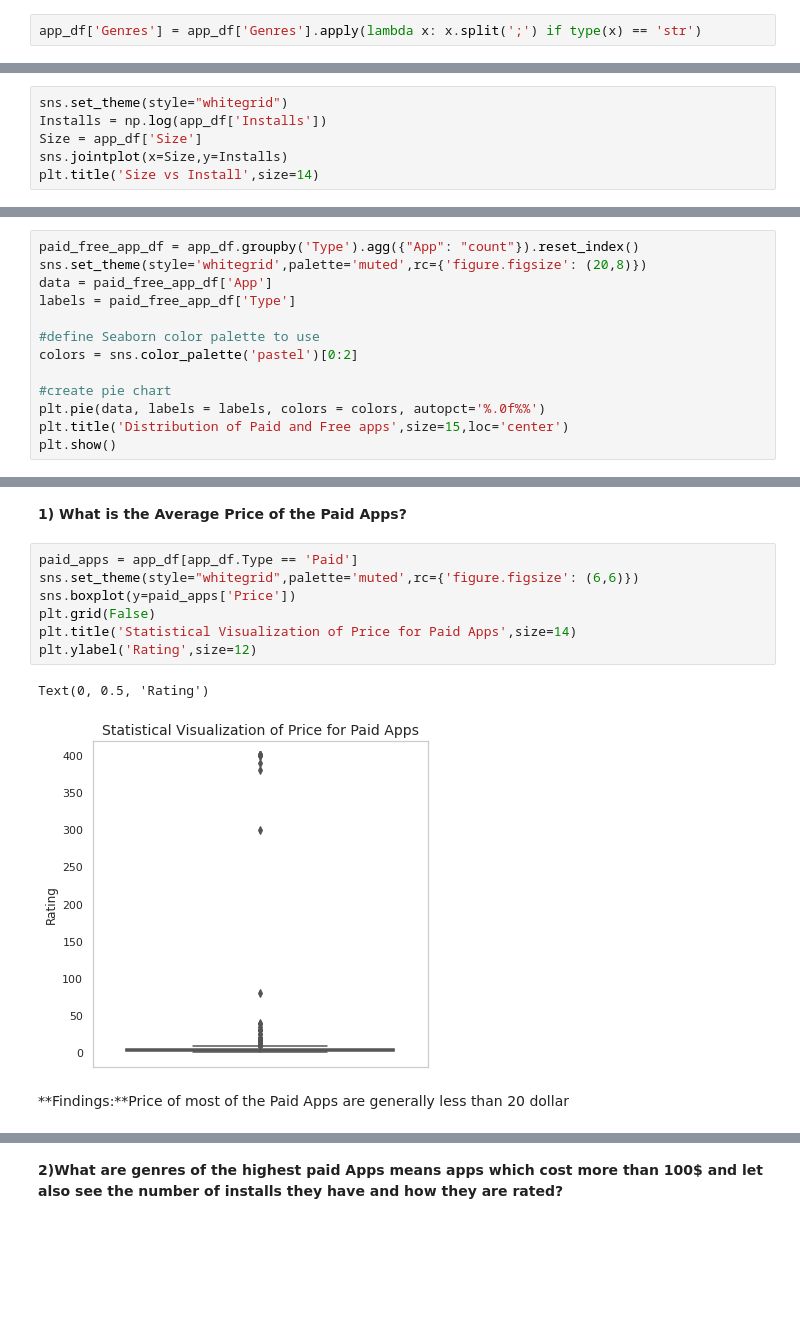
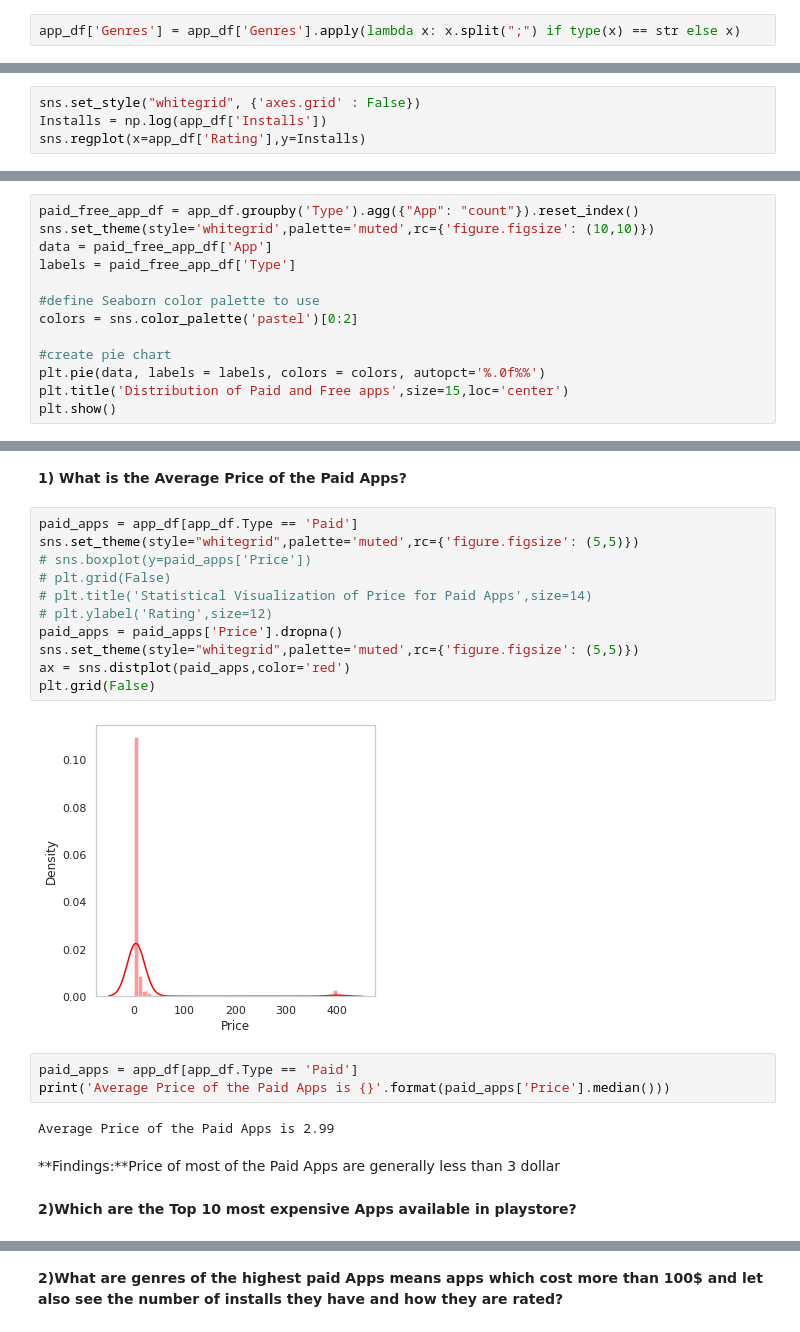
Before and after one commit to sudeep-009/GooglePlayStoreApp-analysis, a Jupyter notebook: Copy_of_Play_Store_App_Review_Analysis_Capstone_Project.ipynb, the cells around one changed output, grey strips where cells are left out. Drawn from its saved outputs; the diff is of its cells as text; blank space fills up the shorter version.

```diff
--- a/Copy_of_Play_Store_App_Review_Analysis_Capstone_Project.ipynb
+++ b/Copy_of_Play_Store_App_Review_Analysis_Capstone_Project.ipynb
@@ -381,7 +381,7 @@ app_df['Last Updated'] = app_df['Last Updated'].apply(lambda x: pd.to_datetime(x
 ####**Genres:**
 We will transformed  the genres into list so that individual sub category could be identified.
 # %%
-app_df['Genres'] = app_df['Genres'].apply(lambda x: x.split(';') if type(x) == 'str')
+app_df['Genres'] = app_df['Genres'].apply(lambda x: x.split(";") if type(x) == str else x)
 # %% [markdown]
 ###**Finally we completed our cleaning and transforming task**
 Let us see how our dataset now look like
@@ -482,9 +482,7 @@ sns.jointplot(x=app_df['Size'],y=app_df['Rating'])
 # %% [markdown]
 **Size vs Install**
 # %%
-sns.set_theme(style="whitegrid")
+sns.set_style("whitegrid", {'axes.grid' : False})
 Installs = np.log(app_df['Installs'])
-Size = app_df['Size']
-sns.jointplot(x=Size,y=Installs)
-plt.title('Size vs Install',size=14)
+sns.regplot(x=app_df['Rating'],y=Installs)
 # %% [output]
@@ -531,7 +529,7 @@ plt.grid(False)
 **1) What is the distribution of Paid apps and Free apps?**
 # %%
 paid_free_app_df = app_df.groupby('Type').agg({"App": "count"}).reset_index()
-sns.set_theme(style='whitegrid',palette='muted',rc={'figure.figsize': (20,8)})
+sns.set_theme(style='whitegrid',palette='muted',rc={'figure.figsize': (10,10)})
 data = paid_free_app_df['App']
 labels = paid_free_app_df['Type']
 
@@ -550,13 +548,23 @@ plt.show()
 **1) What is the Average Price of the Paid Apps?**
 # %%
 paid_apps = app_df[app_df.Type == 'Paid']
-sns.set_theme(style="whitegrid",palette='muted',rc={'figure.figsize': (6,6)})
-sns.boxplot(y=paid_apps['Price'])
+sns.set_theme(style="whitegrid",palette='muted',rc={'figure.figsize': (5,5)})
+# sns.boxplot(y=paid_apps['Price'])
+# plt.grid(False)
+# plt.title('Statistical Visualization of Price for Paid Apps',size=14)
+# plt.ylabel('Rating',size=12)
+paid_apps = paid_apps['Price'].dropna()
+sns.set_theme(style="whitegrid",palette='muted',rc={'figure.figsize': (5,5)})
+ax = sns.distplot(paid_apps,color='red')
 plt.grid(False)
-plt.title('Statistical Visualization of Price for Paid Apps',size=14)
-plt.ylabel('Rating',size=12)
 # %% [output]
-Text(0, 0.5, 'Rating')
-[figure, old version]
+[figure, new version]
+# %%
+paid_apps = app_df[app_df.Type == 'Paid']
+print('Average Price of the Paid Apps is {}'.format(paid_apps['Price'].median()))
+# %% [output]
+Average Price of the Paid Apps is 2.99
 # %% [markdown]
-**Findings:**Price of most of the Paid Apps are generally less than 20 dollar
+**Findings:**Price of most of the Paid Apps are generally less than 3 dollar
+# %% [markdown]
+**2)Which are the Top 10 most expensive Apps available in playstore?**
```
Also changed, not shown: parts of 43 cells of this notebook.
